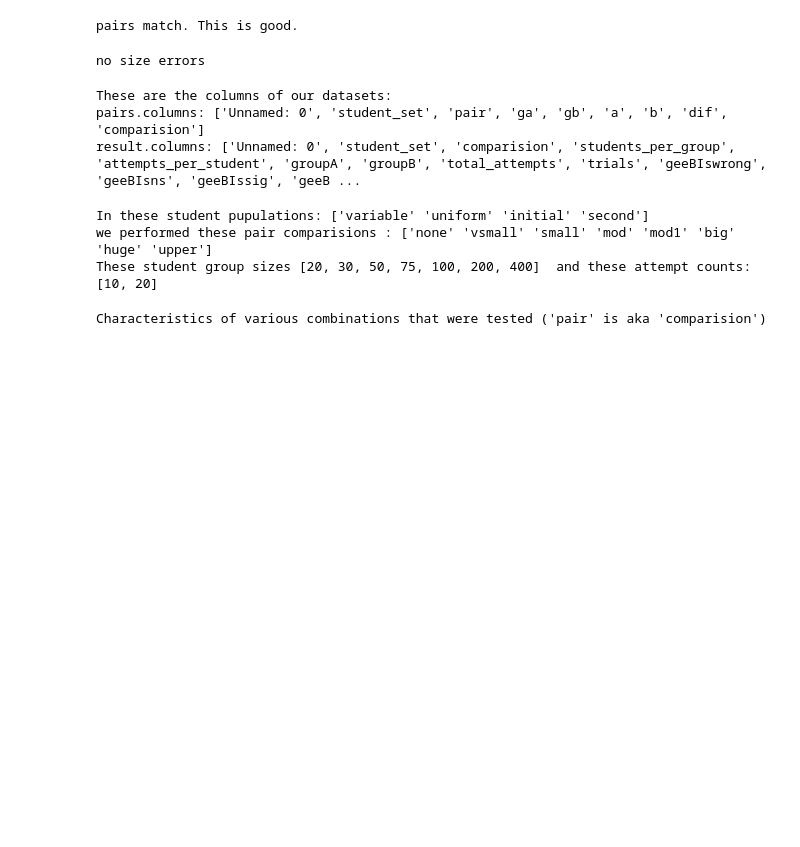
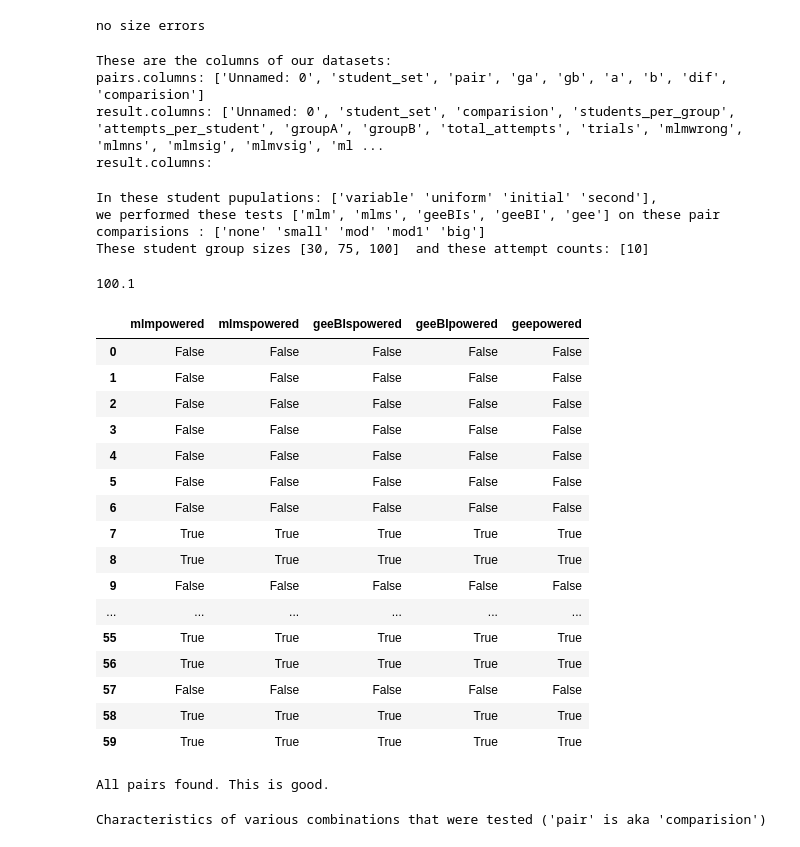
Before and after one commit to ErichBSchulz/IVCTrial, a Jupyter notebook: SimulationAnalysis.ipynb, the cells around one changed output. Saved outputs shown, nothing was run; the diff lists cells and outputs as text; code cells hidden in the pictures; blank space fills up the shorter version.

```diff
--- a/SimulationAnalysis.ipynb
+++ b/SimulationAnalysis.ipynb
@@ -19,9 +22,4 @@ result[f'{pre}powered'] = (result[f'{pre}wrong']+result[f'{pre}ns']) / (result[f
 result[f'powered'] = result[f'{pre}powered'] # make a generic col
-# %%
-# do some quick QA
-print("Pairs match. This is good." if (pairs['pair'].unique() == cs).all() else "Pairs dont match. This is bad.")
-# %% [output]
-pairs match. This is good.
 # %%
 # A bit more quick QA on the data
 fields = ['student_set', 'comparision', 'students_per_group',
@@ -41,20 +39,49 @@ no size errors
 print("These are the columns of our datasets:")
 print(f"pairs.columns: {list(pairs.columns)}")
 print("result.columns:", list(result.columns))
+print("result.columns:", )
 # %% [output]
 These are the columns of our datasets:
 pairs.columns: ['Unnamed: 0', 'student_set', 'pair', 'ga', 'gb', 'a', 'b', 'dif', 'comparision']
-result.columns: ['Unnamed: 0', 'student_set', 'comparision', 'students_per_group', 'attempts_per_student', 'groupA', 'groupB', 'total_attempts', 'trials', 'geeBIswrong', 'geeBIsns', 'geeBIssig', 'geeB ...
+result.columns: ['Unnamed: 0', 'student_set', 'comparision', 'students_per_group', 'attempts_per_student', 'groupA', 'groupB', 'total_attempts', 'trials', 'mlmwrong', 'mlmns', 'mlmsig', 'mlmvsig', 'ml ...
+result.columns:
 # %%
+tests = [c[:-4] for c in result.columns if c.endswith('vsig')]
 ss = result['student_set'].unique()
 cs = result['comparision'].unique()
-print(f"In these student pupulations: {ss}")
-print(f"we performed these pair comparisions : {cs}")
+print(f"In these student pupulations: {ss}, ")
+print(f"we performed these tests {tests} on these pair comparisions : {cs}")
 print("These student group sizes", list(result['students_per_group'].unique()), " and these attempt counts:", list(result['attempts_per_student'].unique()))
 # %% [output]
-In these student pupulations: ['variable' 'uniform' 'initial' 'second']
-we performed these pair comparisions : ['none' 'vsmall' 'small' 'mod' 'mod1' 'big' 'huge' 'upper']
-These student group sizes [20, 30, 50, 75, 100, 200, 400]  and these attempt counts: [10, 20]
+In these student pupulations: ['variable' 'uniform' 'initial' 'second'],
+we performed these tests ['mlm', 'mlms', 'geeBIs', 'geeBI', 'gee'] on these pair comparisions : ['none' 'small' 'mod' 'mod1' 'big']
+These student group sizes [30, 75, 100]  and these attempt counts: [10]
+100.1
+# %%
+result[[f"{t}powered" for t in tests]]
+# %% [output]
+|  | mlmpowered | mlmspowered | geeBIspowered | geeBIpowered | geepowered |
+| 0 | False | False | False | False | False |
+| 1 | False | False | False | False | False |
+| 2 | False | False | False | False | False |
+| 3 | False | False | False | False | False |
+| 4 | False | False | False | False | False |
+| 5 | False | False | False | False | False |
+| 6 | False | False | False | False | False |
+| 7 | True | True | True | True | True |
+| 8 | True | True | True | True | True |
+| 9 | False | False | False | False | False |
+| ... | ... | ... | ... | ... | ... |
+| 55 | True | True | True | True | True |
+| 56 | True | True | True | True | True |
+| 57 | False | False | False | False | False |
+| 58 | True | True | True | True | True |
+| 59 | True | True | True | True | True |
+# %%
+# do some quick QA
+print("All pairs found. This is good." if set(cs).issubset(pairs['pair'].unique()) else "Pairs dont match. This is bad.")
+# %% [output]
+All pairs found. This is good.
 # %%
 print("Characteristics of various combinations that were tested ('pair' is aka 'comparision')")
 pairs
```
Also changed, not shown: parts of 6 cells of this notebook.
